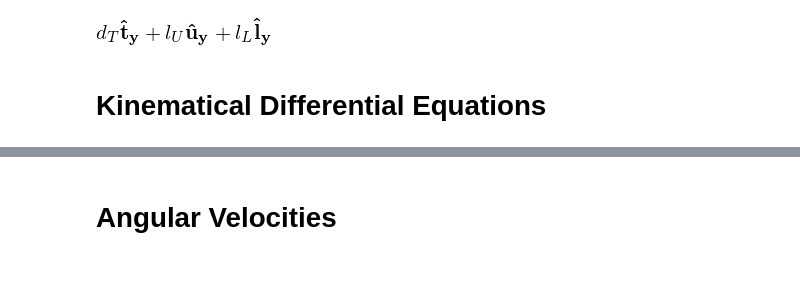
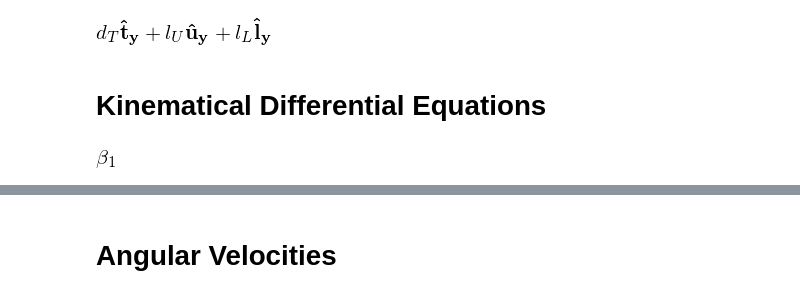
Before and after one commit to pydy/pydy-tutorial-human-standing, a Jupyter notebook: notebooks/base.ipynb, the cells around one changed output, grey strips where cells are left out. Saved outputs shown, nothing was run; the diff lists cells and outputs as text; code cells hidden in the pictures; blank space fills up the shorter version.

```diff
--- a/notebooks/base.ipynb
+++ b/notebooks/base.ipynb
@@ -91,6 +91,12 @@ torso_mass_center.pos_from(ankle)
 # Kinematical Differential Equations
 # %%
 t = symbols('t')
+# %%
+beta1, beta2 = symbols('beta1, beta2')
+# %%
+beta1
+# %% [output]
+[figure, added]
 # %%
 omega1, omega2, omega3 = dynamicsymbols('omega1, omega2, omega3')
 # %%
```
Also changed, not shown: parts of 30 cells of this notebook.
